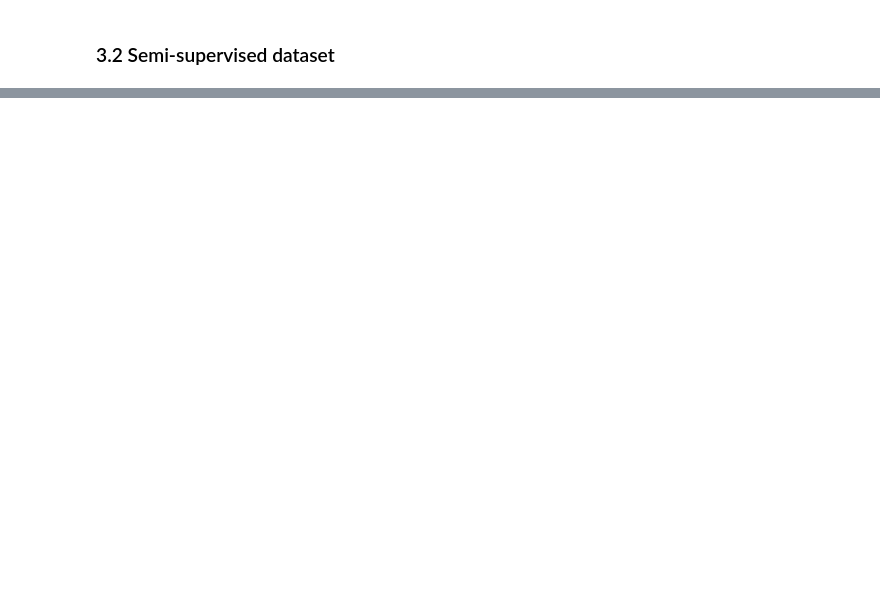
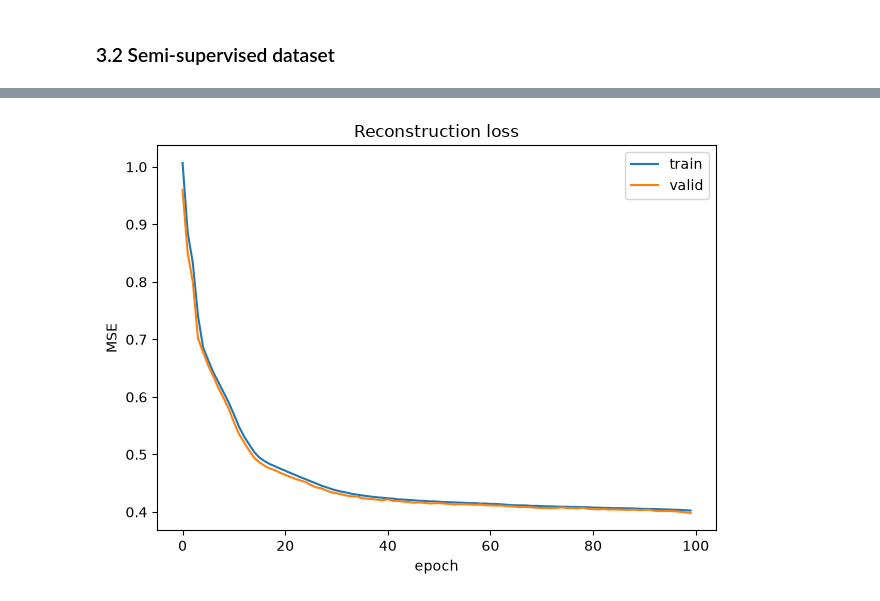
Before and after one commit to Muten-Roshi-Sama/federated-neural-network-cluster, a Jupyter notebook: notebooks/01-mendeley.ipynb, the cells around one changed output, grey strips where cells are left out. Drawn from its saved outputs; the diff is of its cells as text; code cells hidden in the pictures; blank space fills up the shorter version.

```diff
--- a/notebooks/01-mendeley.ipynb
+++ b/notebooks/01-mendeley.ipynb
@@ -300,5 +377,8 @@ from sklearn.model_selection import train_test_split
 
 X_tr, X_val = train_test_split(
     datasets["cleaned"]["train_X"],
-    train_size=0.9, test_size=0.1, random_state=42
+    train_size=0.9,
+    test_size=0.1,
+    random_state=42,
 )
+print(f"train: {X_tr.shape}   valid: {X_val.shape}")
@@ -310,14 +392,20 @@ datasets["semisup"] = {
     "X_valid": X_val.copy(),                               # benign, threshold
     "X_test":  datasets["cleaned"]["test_X"].copy(),       # mixed
     "y_test":  datasets["cleaned"]["test_y"].copy(),       # 0/1
-    "description": "Semi-supervised: benign train/valid, mixed labeled test"
+    "description": "Semi-supervised: benign train/valid, mixed labeled test",
 }
+
+assert list(datasets["semisup"]["X_train"].columns) == \
+       list(datasets["semisup"]["X_test"].columns), \
+    "semisup train/test columns must match"
 
 for name, contents in datasets.items():
     print(f"\n=== {name} ===")
     for k, v in contents.items():
         if hasattr(v, "shape"):
             print(f"  {k:10s} {v.shape}")
+
+save_datasets()
 # %% [output]
 === raw ===
   X_train    (30000, 43)
@@ -336,0 +498,85 @@ for name, contents in datasets.items():
+# %%
+import torch
+import torch.nn as nn
+from torch.utils.data import TensorDataset, DataLoader
+
+torch.manual_seed(42)
+
+class Autoencoder(nn.Module):
+    def __init__(self, in_dim):
+        super().__init__()
+        self.encoder = nn.Sequential(
+            nn.Linear(in_dim, 16), nn.ReLU(),    # Dimension halves each step
+            nn.Linear(16, 8),      nn.ReLU(),    # forces compression
+            nn.Linear(8, 4),       nn.ReLU(),
+        )
+        self.decoder = nn.Sequential(           # Bottleneck : 4 dimensions. 20 features squeezed into 4 numbers.
+            nn.Linear(4, 8),       nn.ReLU(),
+            nn.Linear(8, 16),      nn.ReLU(),
+            nn.Linear(16, in_dim),
+        )
+    def forward(self, x):
+        return self.decoder(self.encoder(x))
+
+# Load
+X_tr = datasets["encoded"]["X_train"]
+X_va = datasets["encoded"]["X_valid"]
+
+model     = Autoencoder(X_tr.shape[1])
+optimizer = torch.optim.Adam(model.parameters(), lr=1e-3)  # Use adam as default
+loss_fn   = nn.MSELoss()                                   # use MSE loss
+
+loader = DataLoader(
+    TensorDataset(torch.from_numpy(X_tr)),       # Used for batching.
+    batch_size=256,
+    shuffle=True
+)
+X_va_t = torch.from_numpy(X_va)
+
+
+
+
+# ------------------- Training -----------------------
+EPOCHS = 100
+hist = {"train": [], "valid": []}
+best_val, best_state = float("inf"), None
+
+for epoch in range(EPOCHS):
+    model.train()
+    running = 0.0
+    for (batch,) in loader:
+        optimizer.zero_grad()                 # reset gradients
+        loss = loss_fn(model(batch), batch)   # forward pass
+        loss.backward()                       # gradient of the loss for each param
+        optimizer.step()                        # update params in the step of the Gradient descent.
+        running += loss.item() * batch.size(0)  #
+    tr_loss = running / len(loader.dataset)     # clean per-sample average.
+
+
+
+    model.eval()          # switch to inference mode
+    with torch.no_grad():
+        va_loss = loss_fn(model(X_va_t), X_va_t).item()  # stop building the computationnal graph
+
+    # Early-stop
+    hist["train"].append(tr_loss)
+    hist["valid"].append(va_loss)
+    if va_loss < best_val:
+        best_val, best_state = va_loss, {k: v.clone() for k, v in model.state_dict().items()}
+
+    if epoch % 5 == 0 or epoch == EPOCHS - 1:
+        print(f"epoch {epoch:3d}  train={tr_loss:.5f}  valid={va_loss:.5f}")
+
+model.load_state_dict(best_state)   # restore best model
+
+
+# Graph
+plt.plot(hist["train"], label="train")
+plt.plot(hist["valid"], label="valid")
+plt.xlabel("epoch"); plt.ylabel("MSE"); plt.legend()
+plt.title("Reconstruction loss")
+plt.tight_layout(); plt.show()
+
+datasets["autoencoder"] = {"model_state": best_state, "in_dim": X_tr.shape[1], "hist": hist}
+save_datasets()
+# %% [output]
@@ -336,0 +600 @@ for name, contents in datasets.items():
+[figure, added]
```
Also changed, not shown: parts of 24 cells of this notebook.
